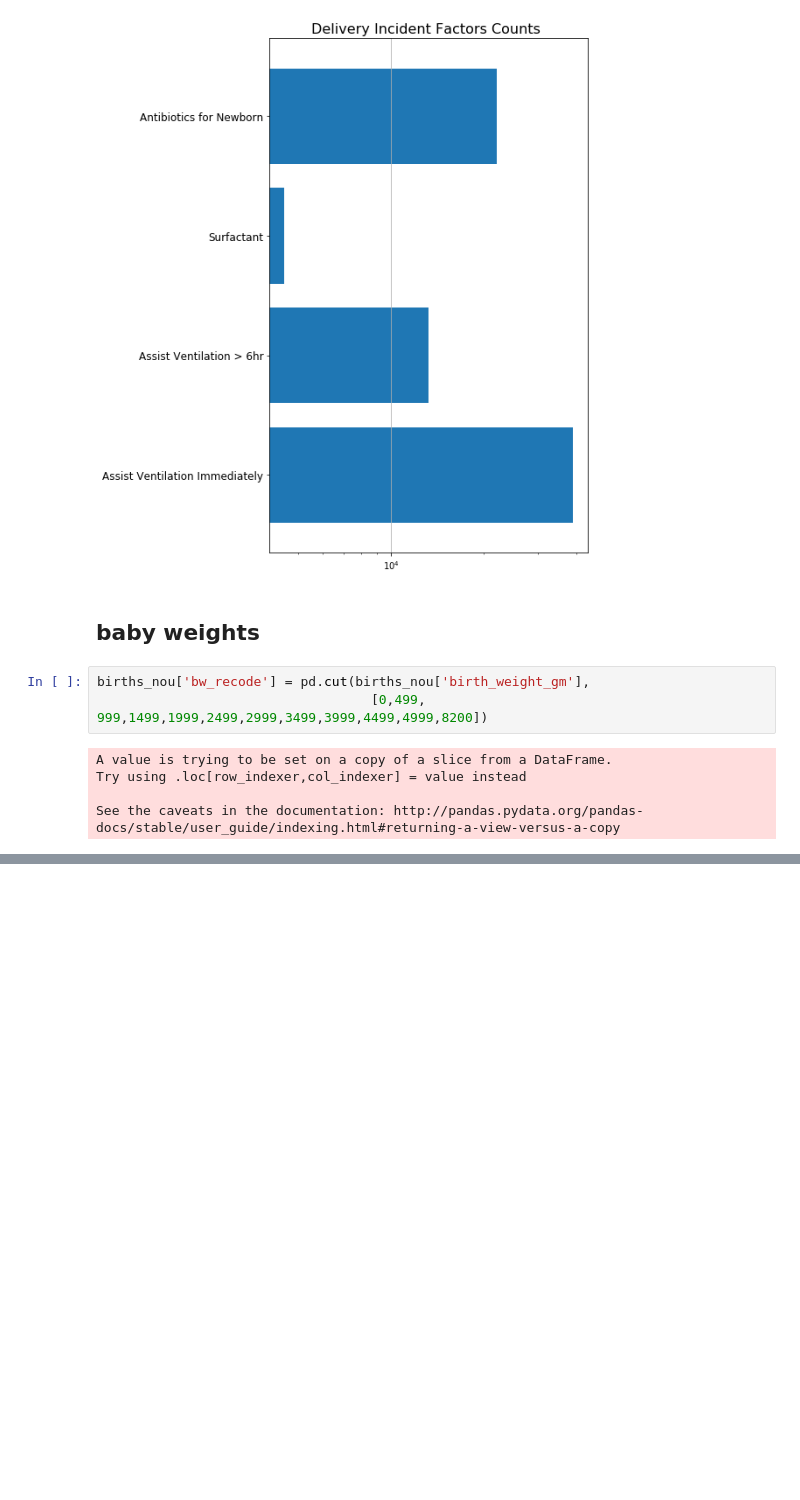
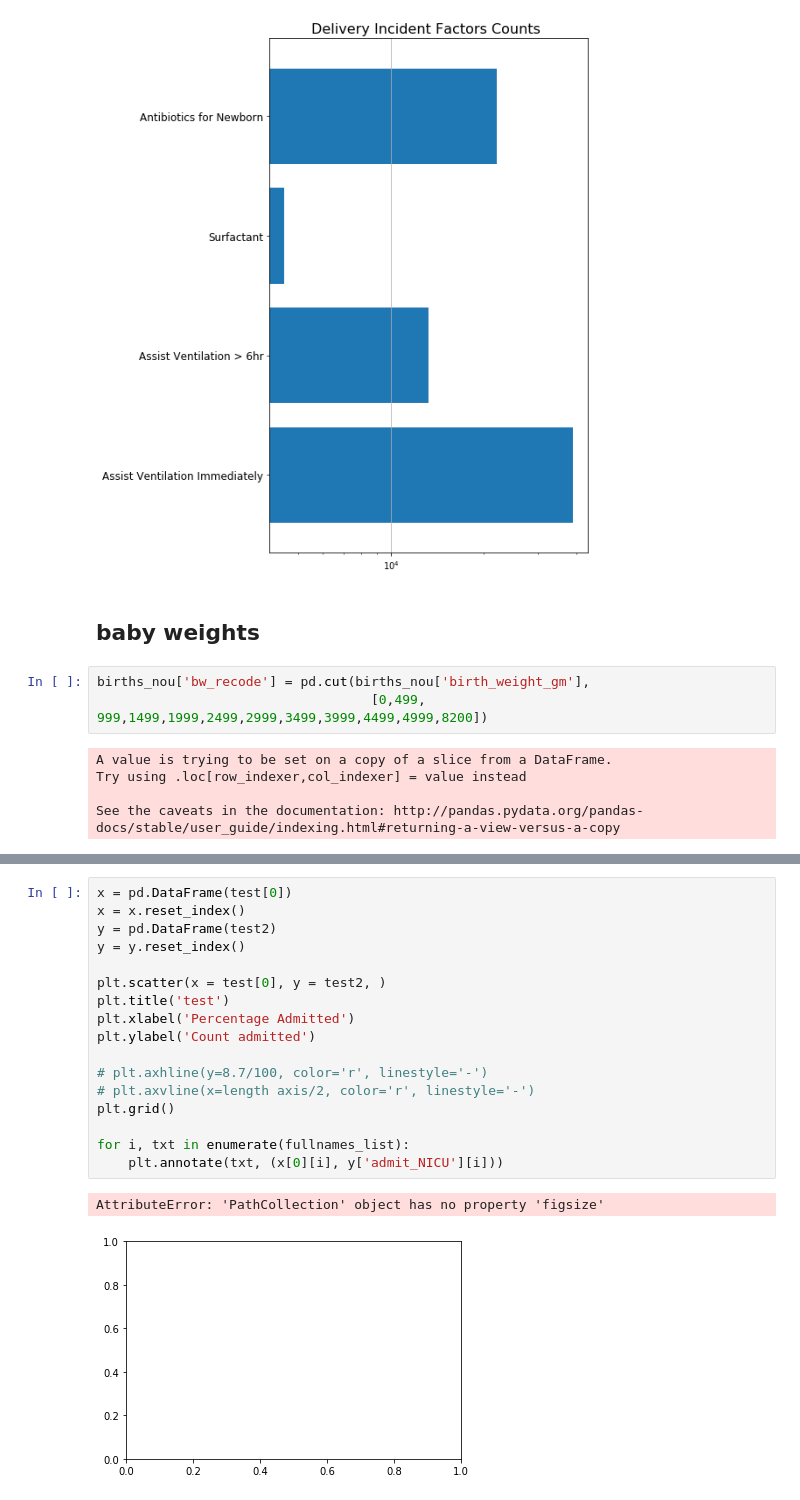
Before and after one commit to mkwasnica/CDC_capstone, a Jupyter notebook: notebooks/MK_Visualization.ipynb, the cells around one changed output, grey strips where cells are left out. Cells and saved outputs as stored; diff of their text form; blank space fills up the shorter version.

```diff
--- a/notebooks/MK_Visualization.ipynb
+++ b/notebooks/MK_Visualization.ipynb
@@ -859,0 +905,20 @@ saveplt('baby_wt_barpct')
+# %%
+x = pd.DataFrame(test[0])
+x = x.reset_index()
+y = pd.DataFrame(test2)
+y = y.reset_index()
+
+plt.scatter(x = test[0], y = test2, )
+plt.title('test')
+plt.xlabel('Percentage Admitted')
+plt.ylabel('Count admitted')
+
+# plt.axhline(y=8.7/100, color='r', linestyle='-')
+# plt.axvline(x=length axis/2, color='r', linestyle='-')
+plt.grid()
+
+for i, txt in enumerate(fullnames_list):
+    plt.annotate(txt, (x[0][i], y['admit_NICU'][i]))
+# %% [output]
+AttributeError: 'PathCollection' object has no property 'figsize'
+[figure, added]
```
Also changed, not shown: parts of 13 cells of this notebook, 11 other files.
